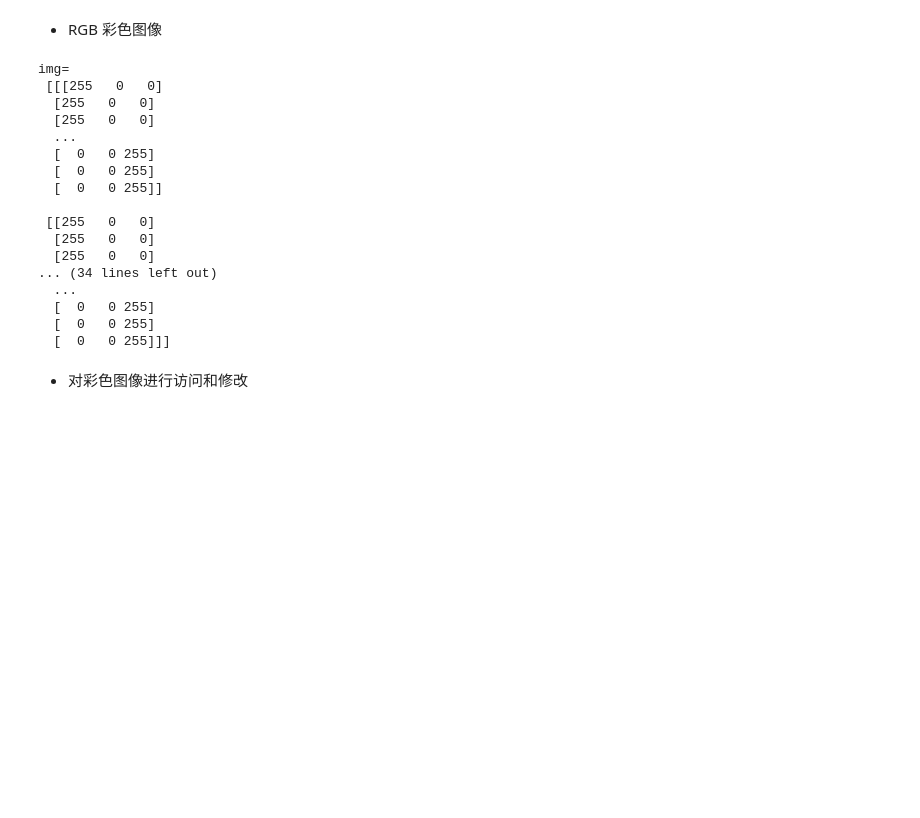
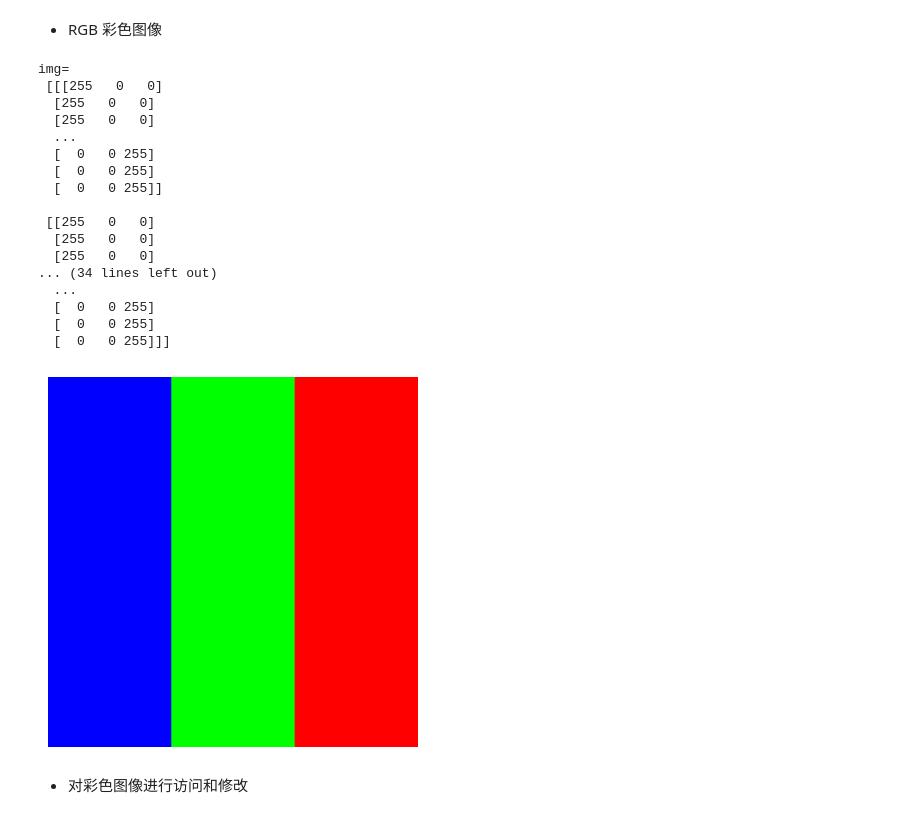
Before and after one commit to MercuryHaipeng/Getting-Started-with-OpenCV-Python-Edition-2nd-Edition-, a Jupyter notebook: Chapter 2/2-1.ipynb, the cells around one changed output. Cells and saved outputs as stored; diff of their text form; code cells hidden in the pictures; blank space fills up the shorter version.

```diff
--- a/Chapter 2/2-1.ipynb
+++ b/Chapter 2/2-1.ipynb
@@ -17,32 +33,37 @@ cv2.destroyAllWindows()
 # %%
 import numpy as np
 import cv2
-img=np.zeros((300,300,3), dtype=np.uint8)
-img[:, 0:100,0] = 255
-img[:, 100:200,1] = 255
-img[:, 200:300,2] = 255
+img = np.zeros((300,300,3), dtype=np.uint8)
+img[:, 0:100, 0] = 255 # 设置前100列的第0通道（B）为255，即蓝色区域
+img[:, 100:200, 1] = 255 # 设置第100列到第200列的第1通道（G）为255，即绿色区域
+img[:, 200:300, 2] = 255 # 设置第200列到第300列的第2通道（R）为255，即红色区域
 print("img=\n", img)
-cv2.imshow("img", img)
-cv2.waitKey(0)
-cv2.destroyAllWindows()
+
+# 注意：OpenCV 以BGR存储，使用 matplotlib 必须转换成 RGB，否则颜色失真
+img= cv2.cvtColor(img, cv2.COLOR_BGR2RGB)
+
+plt.imshow(img)
+plt.axis('off')
+plt.show()
 # %% [output]
 img=
  [[[255   0   0]
   [255   0   0]
   [255   0   0]
   ...
   [  0   0 255]
   [  0   0 255]
   [  0   0 255]]
 
  [[255   0   0]
   [255   0   0]
   [255   0   0]
 ... (34 lines left out)
   ...
   [  0   0 255]
   [  0   0 255]
   [  0   0 255]]]
+[figure, added]
 # %% [markdown]
 - 对彩色图像进行访问和修改
 # %%
```
Also changed, not shown: parts of 9 cells of this notebook, 1 other file.
